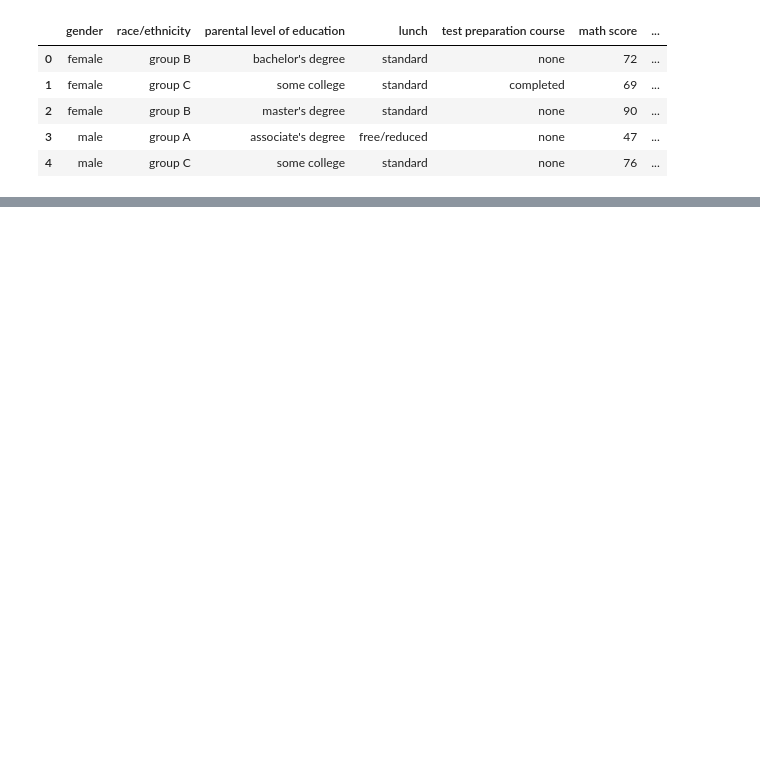
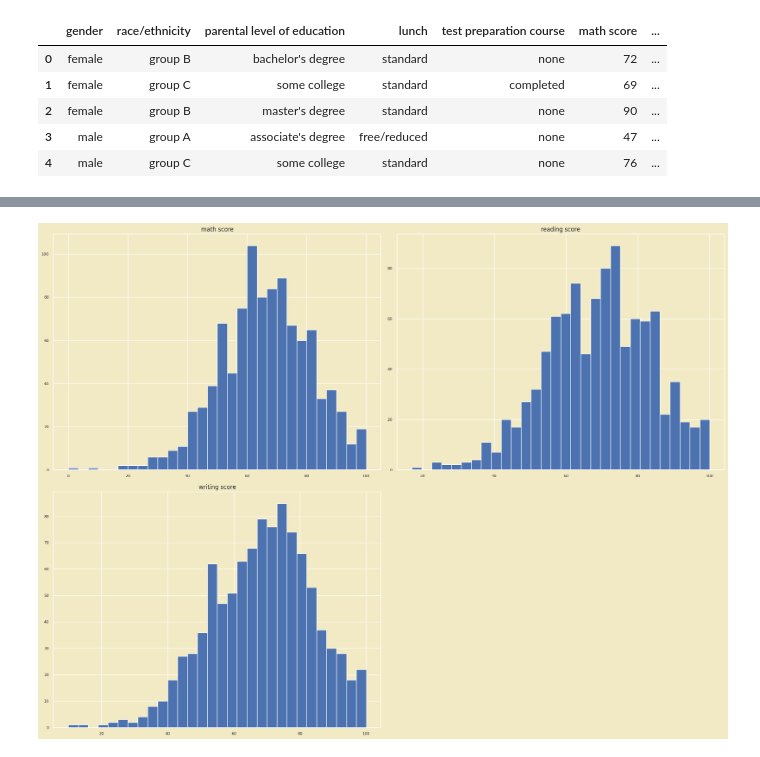
Before and after one commit to MuhammadUmerKhan/SMIT-Institute-Files, a Jupyter notebook: All Files/SMIT Projects/SMIT –DATA Science and Machine Learning Project/Project 2/StudentsPerformance.ipynb, the cells around one changed output, grey strips where cells are left out. Drawn from its saved outputs; the diff is of its cells as text; code cells hidden in the pictures; blank space fills up the shorter version.

```diff
--- a/All Files/SMIT Projects/SMIT –DATA Science and Machine Learning Project/Project 2/StudentsPerformance.ipynb
+++ b/All Files/SMIT Projects/SMIT –DATA Science and Machine Learning Project/Project 2/StudentsPerformance.ipynb
@@ -22,0 +196,8 @@ data.head()
+# %%
+sns.set_style('darkgrid')
+sns.set(rc={"axes.facecolor":"#F2EAC5","figure.facecolor":"#F2EAC5"})
+data.select_dtypes(exclude=['object', 'bool']).hist(figsize=(20,15), bins=30, xlabelsize=8, ylabelsize=8)
+plt.tight_layout()
+plt.show()
+# %% [output]
+[figure, added]
```
Also changed, not shown: parts of 45 cells of this notebook.
